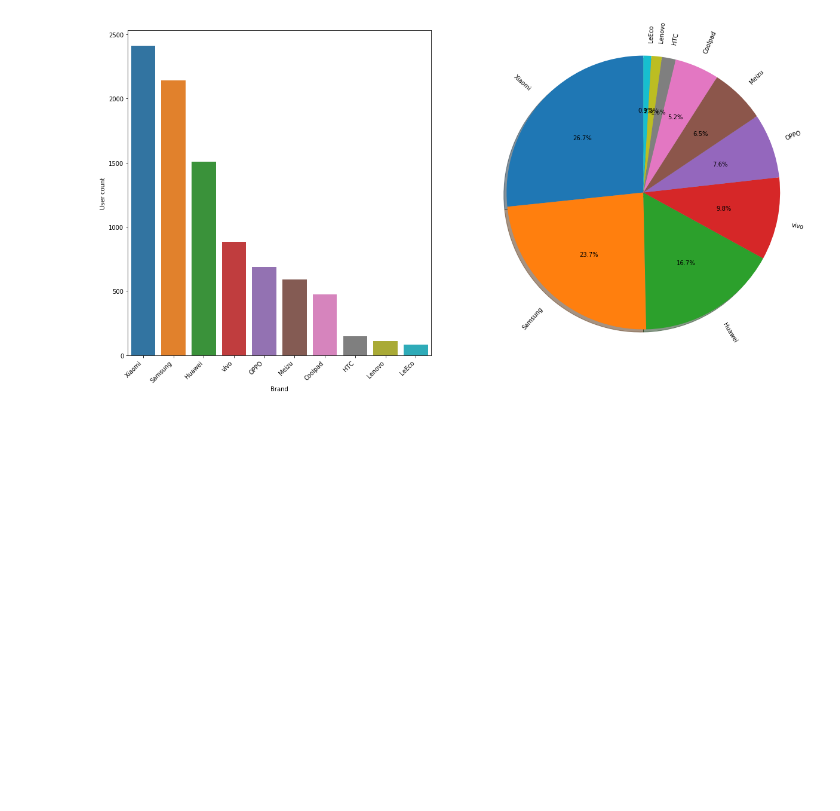
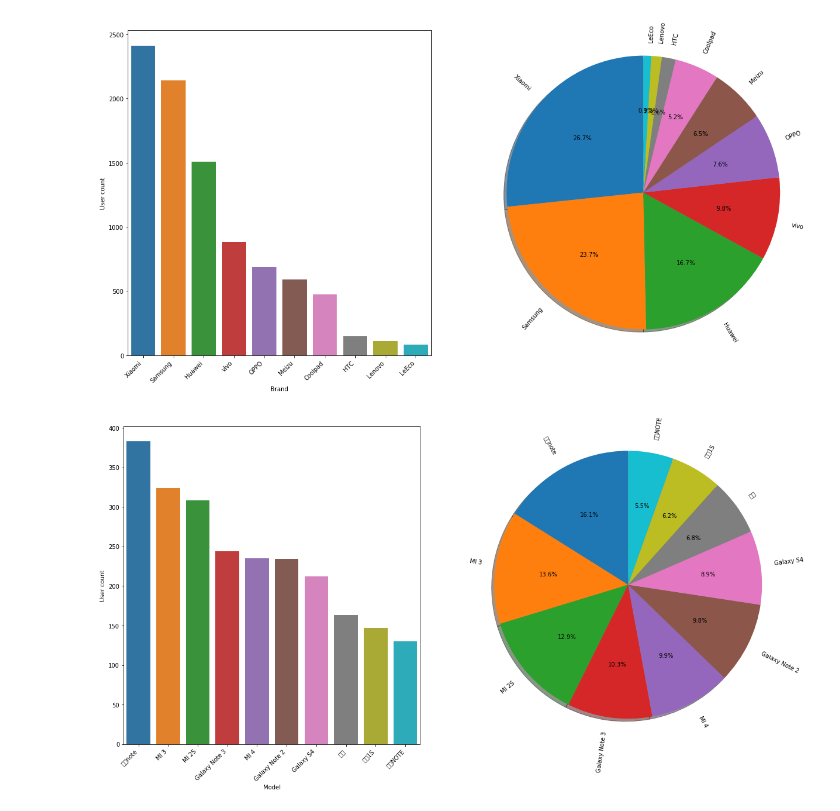
Before and after one commit to amondkar/CAPSTONE-PROJECT1, a Jupyter notebook: Mobile Data Usage - Data Analytics - V2.ipynb, the cells around one changed output. Saved outputs shown, nothing was run; the diff lists cells and outputs as text; code cells hidden in the pictures; blank space fills up the shorter version.

```diff
--- a/Mobile Data Usage - Data Analytics - V2.ipynb
+++ b/Mobile Data Usage - Data Analytics - V2.ipynb
@@ -675,3 +654,22 @@ ax1[1].set_xticklabels(ax1[1].get_xticklabels(), rotation=45, horizontalalignmen
 plt.show()
 # %% [output]
 [figure]
+# %%
+model_device_data=phone_brand_device_model.groupby('device_model').device_id.nunique().reset_index().sort_values(['device_id'], ascending=False).head(10)
+# %%
+fig11, ax11 = plt.subplots(1,2,figsize = (20,10))
+
+sns.barplot(x="device_model", y="device_id", data=model_device_data,ax=ax11[0])
+ax11[0].set(xlabel='Model', ylabel='User count')
+ax11[0].set_xticklabels(ax11[0].get_xticklabels(), rotation=45, horizontalalignment='right')
+
+ax11[1].pie(model_device_data['device_id'],  labels=model_device_data['device_model'], autopct='%1.1f%%',
+        shadow=True, startangle=90, rotatelabels=True )
+ax11[1].axis('equal')  # Equal aspect ratio ensures that pie is drawn as a circle.
+ax11[1].set_xticklabels(ax11[1].get_xticklabels(), rotation=45, horizontalalignment='right')
+
+
+#plt.title("Distribution of Users across States")
+plt.show()
+# %% [output]
+[figure, added]
```
Also changed, not shown: parts of 35 cells of this notebook.
